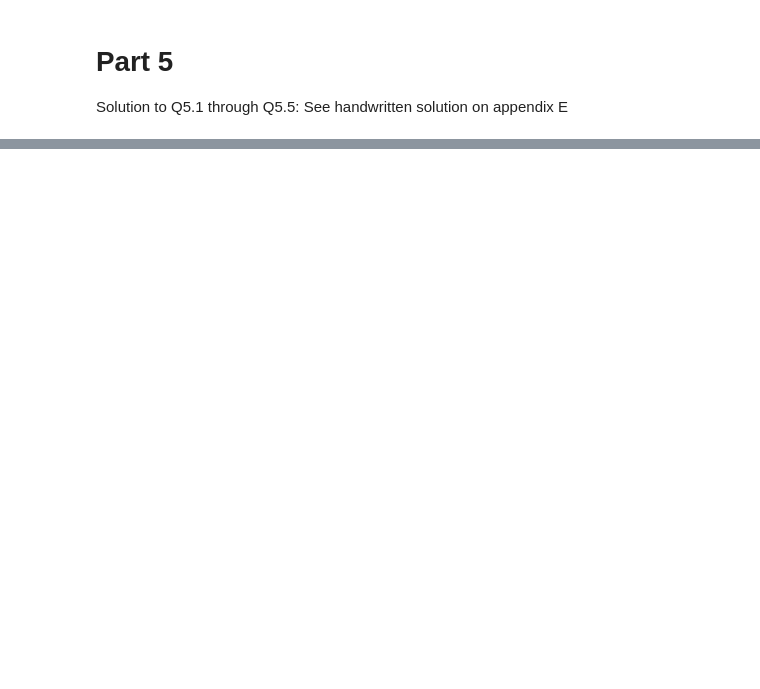
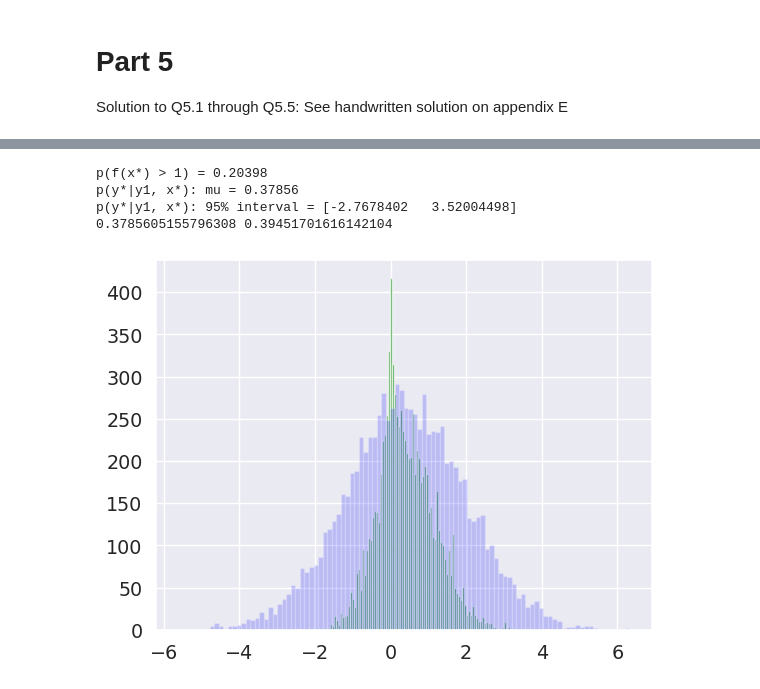
Before and after one commit to Dolphus2/BayesianML, a Jupyter notebook: exam/prep/exam_2025R_prep.ipynb, the cells around one changed output, grey strips where cells are left out. Drawn from its saved outputs; the diff is of its cells as text; code cells hidden in the pictures; blank space fills up the shorter version.

```diff
--- a/exam/prep/exam_2025R_prep.ipynb
+++ b/exam/prep/exam_2025R_prep.ipynb
@@ -157,0 +231,28 @@ Solution to Q5.1 through Q5.5: See handwritten solution on appendix E
+# %%
+# Q5.2
+x_star = 2
+fs = jnp.array([f(theta, x_star) for theta in thetas])
+
+print(f'p(f(x*) > 1) = {(fs > 1).mean():3.5f}')
+
+# Q5.3
+# Estimate the distribution p(y*|y1, x*)
+# We have samples from p(f*|y1, x*). To get samples from p(y*|y1, x*) we can apply ancestral sampling and sample a random noise for each simulated y* sample.
+eps = random.normal(key, fs.shape) * jnp.sqrt(sigma2)
+bins = 100
+plt.hist(fs, bins = 100, color = "green", alpha = 0.7)
+y_stars = fs + eps
+plt.hist(y_stars, bins = 100, color = "blue", alpha = 0.2)
+
+print(f'p(y*|y1, x*): mu = {y_stars.mean():3.5f}')
+interval = jnp.percentile(y_stars, jnp.array([2.5, 97.5]))
+print(f'p(y*|y1, x*): 95% interval = {jnp.percentile(y_stars, jnp.array([2.5, 97.5]))}')
+
+
+print(y_stars.mean(), fs.mean()) #  These two values should be equal in expectation.
+# %% [output]
+p(f(x*) > 1) = 0.20398
+p(y*|y1, x*): mu = 0.37856
+p(y*|y1, x*): 95% interval = [-2.7678402   3.52004498]
+0.3785605155796308 0.39451701616142104
+[figure, added]
```
Also changed, not shown: parts of 9 cells of this notebook, 2 other files.
